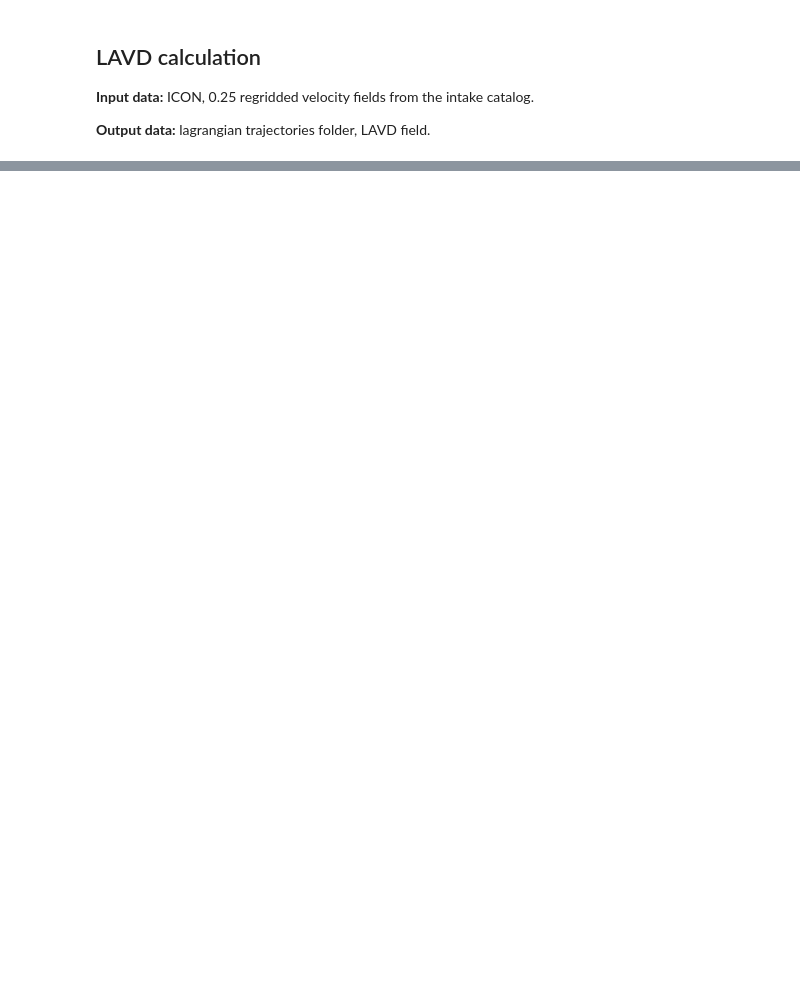
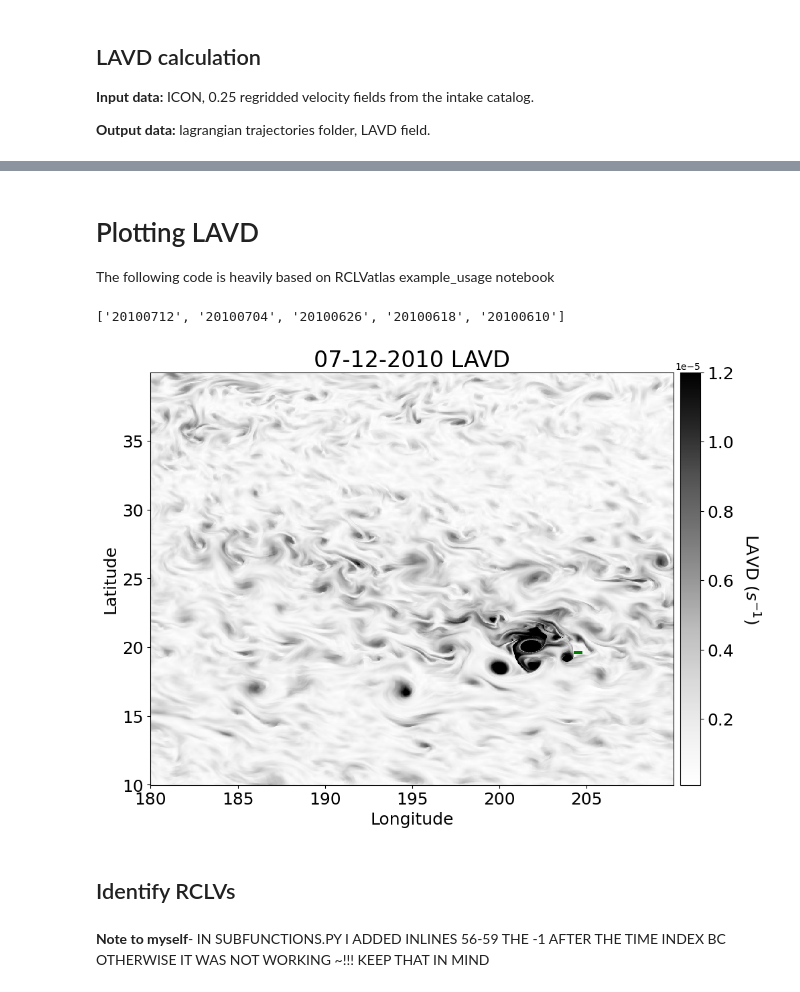
Before and after one commit to berzinastella/RCLVatlas_stella, a Jupyter notebook: Stellas_version_with_xcls.ipynb, the cells around one changed output, grey strips where cells are left out. Cells and saved outputs as stored; diff of their text form; code cells hidden in the pictures; blank space fills up the shorter version.

```diff
--- a/Stellas_version_with_xcls.ipynb
+++ b/Stellas_version_with_xcls.ipynb
@@ -27,0 +72,4 @@ The run_parcels_CMEMC.py file is changed from the original by feeding in EERIE i
+# %% [markdown]
+# Plotting LAVD
+
+The following code is heavily based on RCLVatlas example_usage notebook
@@ -27,0 +87,35 @@ The run_parcels_CMEMC.py file is changed from the original by feeding in EERIE i
+# %%
+dates = [filename[0:8] for filename in os.listdir(LAVD_dir)]
+date_list = np.sort(np.unique(dates)).tolist()[::-1] #Reverse the order because we will iterate from the latest date to the earliest
+date_list
+# %% [output]
+['20100712', '20100704', '20100626', '20100618', '20100610']
+# %%
+LAVD_output_file_path = LAVD_dir + date_list[0] + '_LAVD_' + filename_str + '.npy'
+LAVD = np.load(LAVD_output_file_path)
+LAVD = np.ma.masked_where(np.isnan(LAVD),LAVD) #Land mask required for the peak_local_max function to work
+LAVD_reshape = np.transpose(np.reshape(LAVD,(len(traj_lon_array),len(traj_lat_array))))
+# %%
+fontsize = 18
+
+fig,ax = plt.subplots(1,1,figsize=(12,8))
+ax.set_facecolor("g")
+plot = ax.pcolormesh(traj_lon_array,traj_lat_array,LAVD_reshape,shading='nearest',cmap='Greys',vmin=10**(-7), vmax=1.2*(10**(-5)));
+
+cbar = plt.colorbar(plot, pad = 0.01)
+cbar.ax.tick_params(labelsize=18)
+cbar.ax.get_yaxis().labelpad = 30
+cbar.ax.set_ylabel('LAVD $(s^{-1})$', rotation=270, fontsize=fontsize)
+
+ax.set_xlabel('Longitude',fontsize=fontsize)
+ax.set_ylabel('Latitude',fontsize=fontsize)
+ax.tick_params(axis='both', which='major', labelsize=fontsize)
+ax.set_title('%s-%s-%s LAVD'%(date_list[0][4:6],date_list[0][6:8],date_list[0][0:4]),fontsize=24)
+
+plt.show()
+# %% [output]
+[figure, added]
+# %% [markdown]
+## Identify RCLVs
+# %% [markdown]
+**Note to myself**-  IN SUBFUNCTIONS.PY I ADDED INLINES 56-59 THE -1 AFTER THE TIME INDEX BC OTHERWISE IT WAS NOT WORKING ~!!! KEEP THAT IN MIND
```
Also changed, not shown: parts of 17 cells of this notebook, 1 other file.
